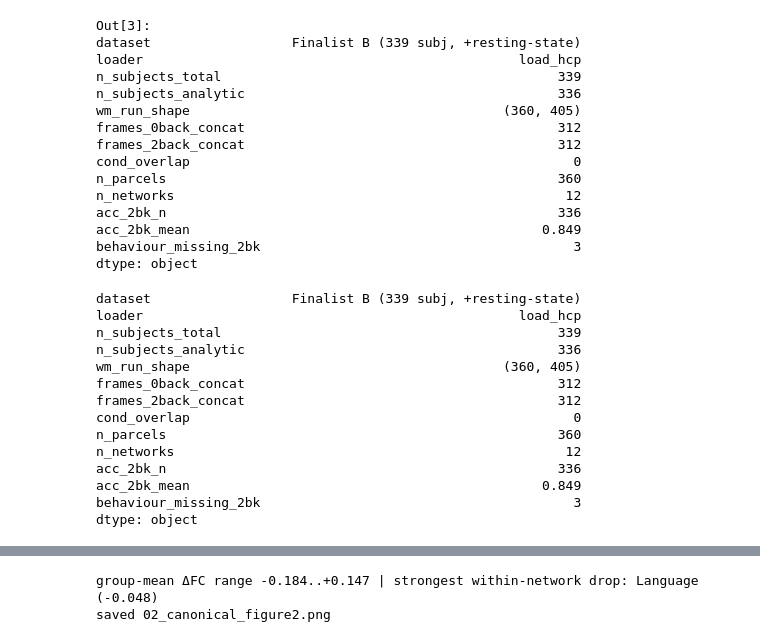
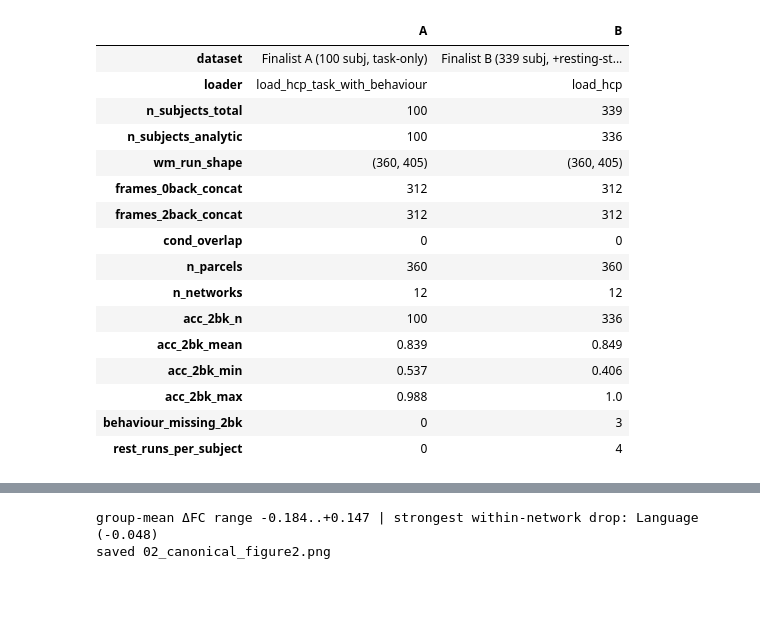
Before and after one commit to The-Gammas/The-Gammas, a Jupyter notebook: pipeline/02_canonical_analysis_and_slides.ipynb, the cells around one changed output, grey strips where cells are left out. Cells and saved outputs as stored; diff of their text form; code cells hidden in the pictures; blank space fills up the shorter version.

```diff
--- a/pipeline/02_canonical_analysis_and_slides.ipynb
+++ b/pipeline/02_canonical_analysis_and_slides.ipynb
@@ -165,43 +197,45 @@ behaviour and are dropped by `datasets.load_subjects`.)
 # %%
-qc = ev.validate_dataset(B)
-qc_view = pd.Series({k: qc[k] for k in (
-    "dataset", "loader", "n_subjects_total", "n_subjects_analytic",
-    "wm_run_shape", "frames_0back_concat", "frames_2back_concat", "cond_overlap",
-    "n_parcels", "n_networks", "acc_2bk_n", "acc_2bk_mean", "behaviour_missing_2bk")})
+qc = pd.DataFrame({"A": ev.validate_dataset(A), "B": ev.validate_dataset(B)})
+qc_view = qc.loc[[
+    "dataset",
+    "loader",
+    "n_subjects_total",
+    "n_subjects_analytic",
+    "wm_run_shape",
+    "frames_0back_concat",
+    "frames_2back_concat",
+    "cond_overlap",
+    "n_parcels",
+    "n_networks",
+    "acc_2bk_n",
+    "acc_2bk_mean",
+    "acc_2bk_min",
+    "acc_2bk_max",
+    "behaviour_missing_2bk",
+    "rest_runs_per_subject",
+]]
 
-assert qc["n_subjects_analytic"] == 336, qc["n_subjects_analytic"]
-assert qc["n_parcels"] == 360, qc["n_parcels"]
-assert qc["n_networks"] == 12, qc["n_networks"]
-assert qc["cond_overlap"] == 0, "0-back and 2-back frames must not overlap"
+assert qc.loc["n_subjects_analytic", "B"] == 336
+assert qc.loc["n_parcels", "B"] == 360
+assert qc.loc["n_networks", "B"] == 12
+assert qc.loc["cond_overlap", "B"] == 0, "0-back and 2-back frames must not overlap"
 qc_view
 # %% [output]
-Out[3]:
-dataset                  Finalist B (339 subj, +resting-state)
-loader                                                load_hcp
-n_subjects_total                                           339
-n_subjects_analytic                                        336
-wm_run_shape                                        (360, 405)
-frames_0back_concat                                        312
-frames_2back_concat                                        312
-cond_overlap                                                 0
-n_parcels                                                  360
-n_networks                                                  12
-acc_2bk_n                                                  336
-acc_2bk_mean                                             0.849
-behaviour_missing_2bk                                        3
-dtype: object
-dataset                  Finalist B (339 subj, +resting-state)
-loader                                                load_hcp
-n_subjects_total                                           339
-n_subjects_analytic                                        336
-wm_run_shape                                        (360, 405)
-frames_0back_concat                                        312
-frames_2back_concat                                        312
-cond_overlap                                                 0
-n_parcels                                                  360
-n_networks                                                  12
-acc_2bk_n                                                  336
-acc_2bk_mean                                             0.849
-behaviour_missing_2bk                                        3
-dtype: object
+|  | A | B |
+| dataset | Finalist A (100 subj, task-only) | Finalist B (339 subj, +resting-st... |
+| loader | load_hcp_task_with_behaviour | load_hcp |
+| n_subjects_total | 100 | 339 |
+| n_subjects_analytic | 100 | 336 |
+| wm_run_shape | (360, 405) | (360, 405) |
+| frames_0back_concat | 312 | 312 |
+| frames_2back_concat | 312 | 312 |
+| cond_overlap | 0 | 0 |
+| n_parcels | 360 | 360 |
+| n_networks | 12 | 12 |
+| acc_2bk_n | 100 | 336 |
+| acc_2bk_mean | 0.839 | 0.849 |
+| acc_2bk_min | 0.537 | 0.406 |
+| acc_2bk_max | 0.988 | 1.0 |
+| behaviour_missing_2bk | 0 | 3 |
+| rest_runs_per_subject | 0 | 4 |
 # %% [markdown]
```
Also changed, not shown: parts of 31 cells of this notebook.
